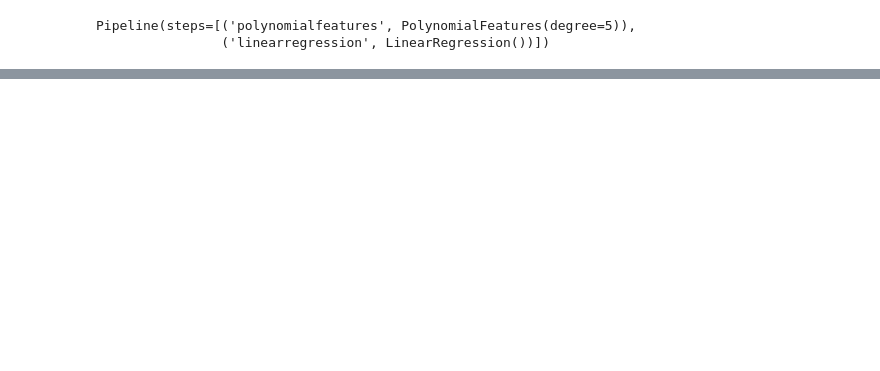
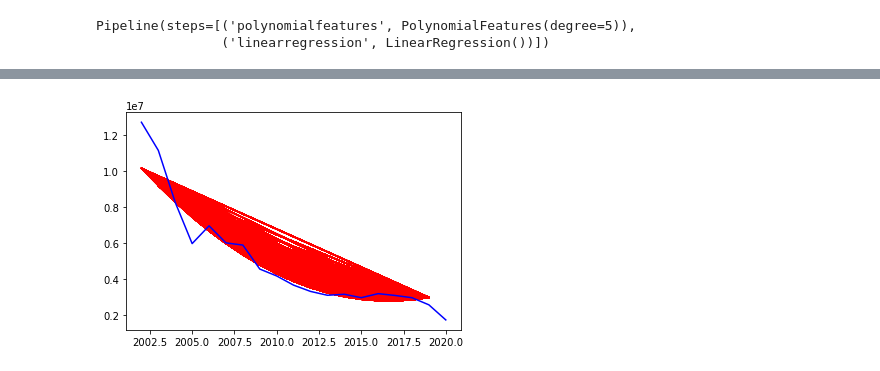
Before and after one commit to knuffelbeer/leren_en_beslissen_public, a Jupyter notebook: company_emissions_preprocessing_lin_reg.ipynb, the cells around one changed output, grey strips where cells are left out. Cells and saved outputs as stored; diff of their text form; code cells hidden in the pictures; blank space fills up the shorter version.

```diff
--- a/company_emissions_preprocessing_lin_reg.ipynb
+++ b/company_emissions_preprocessing_lin_reg.ipynb
@@ -240,0 +303,10 @@ plt.show()
+# %%
+#polynomial regression met alle datapunten doet dit???
+polyreg=make_pipeline(PolynomialFeatures(2),linear_model.LinearRegression())
+polyreg.fit(x1,y1)
+
+plt.plot(x1,polyreg.predict(x1),color="red")
+plt.plot(x,y,color='blue')
+plt.show()
+# %% [output]
+[figure, added]
```
Also changed, not shown: parts of 8 cells of this notebook.
